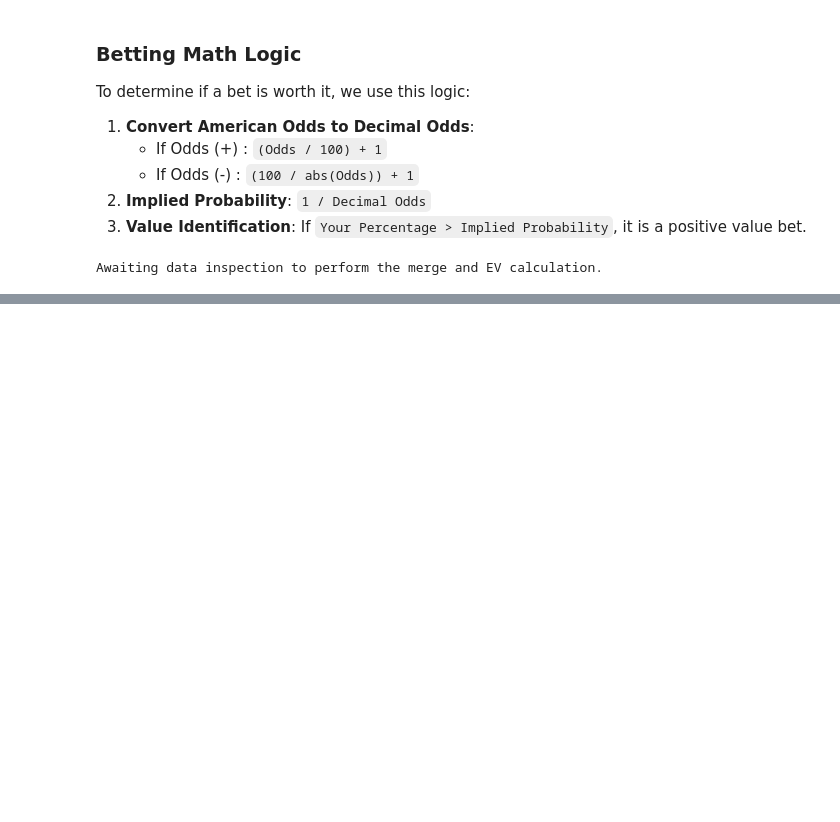
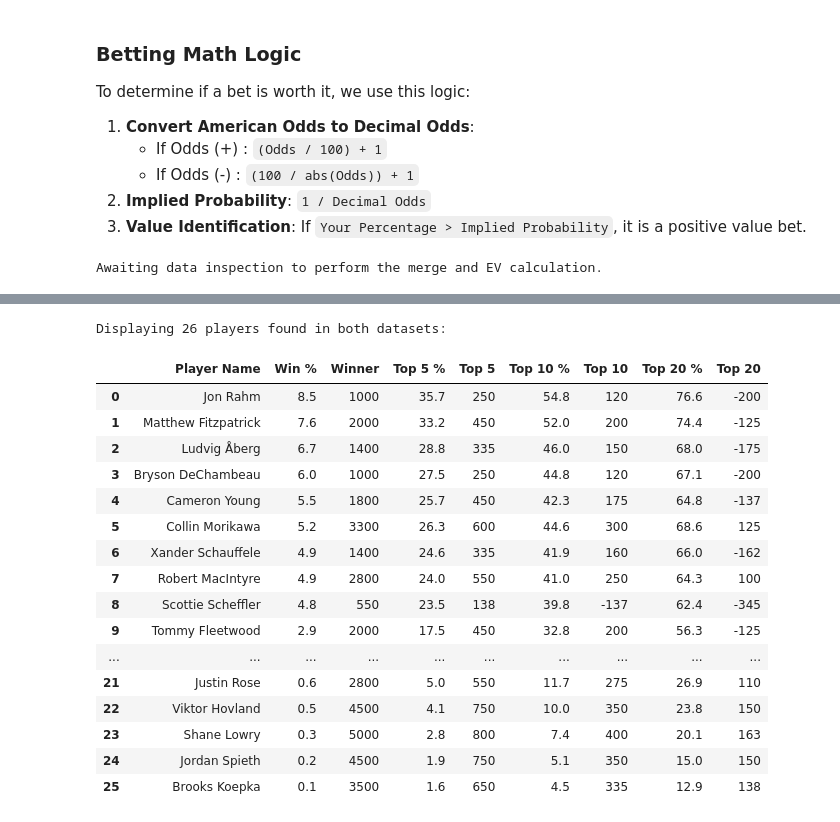
Before and after one commit to nmatthews5/GithubAction, a Jupyter notebook: Masters.ipynb, the cells around one changed output, grey strips where cells are left out. Cells and saved outputs as stored; diff of their text form; code cells hidden in the pictures; blank space fills up the shorter version.

```diff
--- a/Masters.ipynb
+++ b/Masters.ipynb
@@ -52,25 +52,30 @@ import unicodedata
 def normalize_name(name):
     """Remove accents and lowercase for better matching."""
     if not isinstance(name, str): return name
-    name = unicodedata.normalize('NFD', name).encode('ascii', 'ignore').decode('utf-8')
+    # Normalize unicode characters (like ø to o)
+    name = unicodedata.normalize('NFKD', name).encode('ascii', 'ignore').decode('utf-8')
     return name.strip().lower()
 
 # 1. Normalize Player names
 perf_df['Player_norm'] = perf_df['Player'].apply(normalize_name)
 odds_df['Player_norm'] = odds_df['Player'].apply(normalize_name)
 
+# Manual Overrides for known name variations
+name_map = {
+    'matthew fitzpatrick': 'matt fitzpatrick',
+    'nicolai hojgaard': 'nicolai hjgaard' # Matching the current odd string to perf string
+}
+odds_df['Player_norm'] = odds_df['Player_norm'].replace(name_map)
+
 # 2. Merge dataframes
 merged_df = pd.merge(perf_df, odds_df, on='Player_norm', suffixes=('_perf', '_odds'))
 
-# 3. Define all categories including Top 30 and Top 40
-# Note: Assuming perf_df has these columns. If not, we will calculate what is available.
+# 3. Define all categories
 categories = {
     'Winner': 'Win %',
     'Top 5': 'Top 5 %',
     'Top 10': 'Top 10 %',
-    'Top 20': 'Top 20 %',
-    'Top 30': 'Top 30 %',
-    'Top 40': 'Top 40 %'
+    'Top 20': 'Top 20 %'
 }
 
 results = []
@@ -87,10 +92,5 @@ for _, row in merged_df.iterrows():
 
 value_df = pd.DataFrame(results)
 
-# Display summary for Top 5 and Top 20 as requested
-print("Top Value Bets for Top 5 Finish:")
-display(value_df[['Player', 'Top 5_Edge', 'Top 5_Value']].sort_values(by='Top 5_Edge', ascending=False).head(5))
-
-print("\nTop Value Bets for Top 20 Finish:")
-display(value_df[['Player', 'Top 20_Edge', 'Top 20_Value']].sort_values(by='Top 20_Edge', ascending=False).head(5))
+print(f"Successfully calculated odds")
 # %% [output]
@@ -110,0 +170,37 @@ Top Value Bets for Top 20 Finish:
+# %%
+# Select relevant columns from both original dataframes to display side-by-side
+# We use the merged_df created in the previous step
+
+display_cols = [
+    'Player_odds', 'Win %', 'Winner',
+    'Top 5 %', 'Top 5',
+    'Top 10 %', 'Top 10',
+    'Top 20 %', 'Top 20'
+]
+
+# Filter to columns that exist (in case some percentages were missing)
+existing_display_cols = [c for c in display_cols if c in merged_df.columns]
+
+master_comparison_df = merged_df[existing_display_cols].rename(columns={'Player_odds': 'Player Name'})
+
+print(f"Displaying {len(master_comparison_df)} players found in both datasets:")
+display(master_comparison_df.sort_values(by='Win %', ascending=False))
+# %% [output]
+Displaying 26 players found in both datasets:
+|  | Player Name | Win % | Winner | Top 5 % | Top 5 | Top 10 % | Top 10 | Top 20 % | Top 20 |
+| 0 | Jon Rahm | 8.5 | 1000 | 35.7 | 250 | 54.8 | 120 | 76.6 | -200 |
+| 1 | Matthew Fitzpatrick | 7.6 | 2000 | 33.2 | 450 | 52.0 | 200 | 74.4 | -125 |
+| 2 | Ludvig Åberg | 6.7 | 1400 | 28.8 | 335 | 46.0 | 150 | 68.0 | -175 |
+| 3 | Bryson DeChambeau | 6.0 | 1000 | 27.5 | 250 | 44.8 | 120 | 67.1 | -200 |
+| 4 | Cameron Young | 5.5 | 1800 | 25.7 | 450 | 42.3 | 175 | 64.8 | -137 |
+| 5 | Collin Morikawa | 5.2 | 3300 | 26.3 | 600 | 44.6 | 300 | 68.6 | 125 |
+| 6 | Xander Schauffele | 4.9 | 1400 | 24.6 | 335 | 41.9 | 160 | 66.0 | -162 |
+| 7 | Robert MacIntyre | 4.9 | 2800 | 24.0 | 550 | 41.0 | 250 | 64.3 | 100 |
+| 8 | Scottie Scheffler | 4.8 | 550 | 23.5 | 138 | 39.8 | -137 | 62.4 | -345 |
+| 9 | Tommy Fleetwood | 2.9 | 2000 | 17.5 | 450 | 32.8 | 200 | 56.3 | -125 |
+| ... | ... | ... | ... | ... | ... | ... | ... | ... | ... |
+| 21 | Justin Rose | 0.6 | 2800 | 5.0 | 550 | 11.7 | 275 | 26.9 | 110 |
+| 22 | Viktor Hovland | 0.5 | 4500 | 4.1 | 750 | 10.0 | 350 | 23.8 | 150 |
+| 23 | Shane Lowry | 0.3 | 5000 | 2.8 | 800 | 7.4 | 400 | 20.1 | 163 |
+| 24 | Jordan Spieth | 0.2 | 4500 | 1.9 | 750 | 5.1 | 350 | 15.0 | 150 |
+| 25 | Brooks Koepka | 0.1 | 3500 | 1.6 | 650 | 4.5 | 335 | 12.9 | 138 |
```
Also changed, not shown: parts of 5 cells of this notebook.
